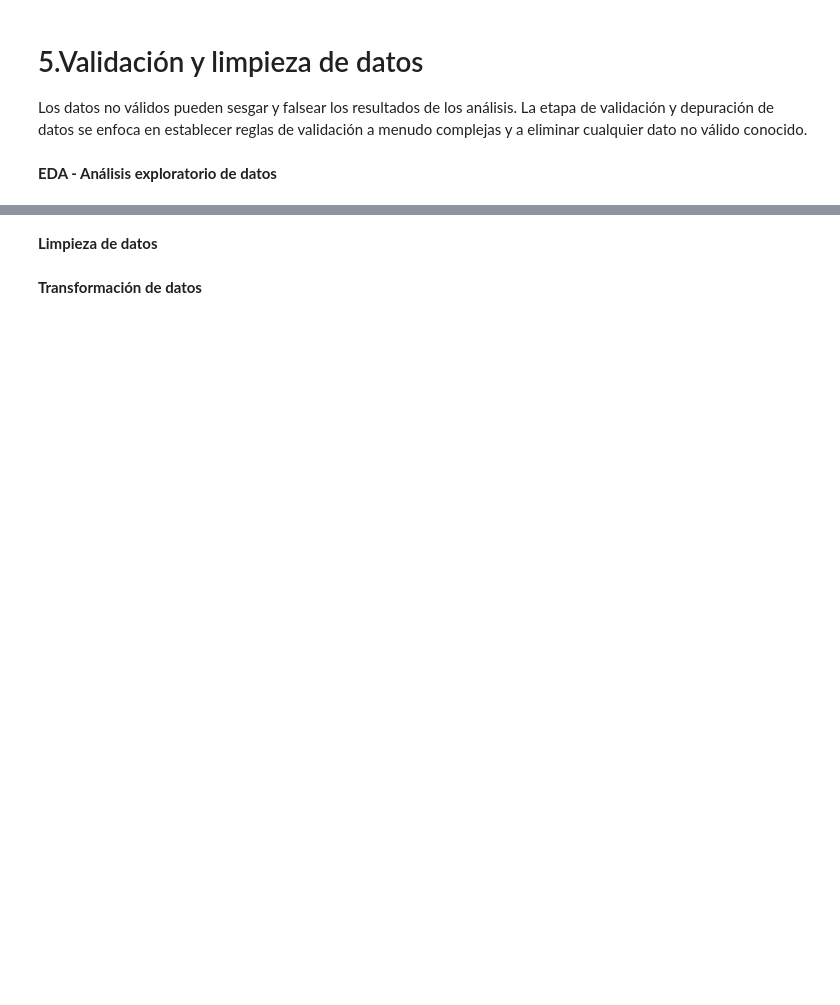
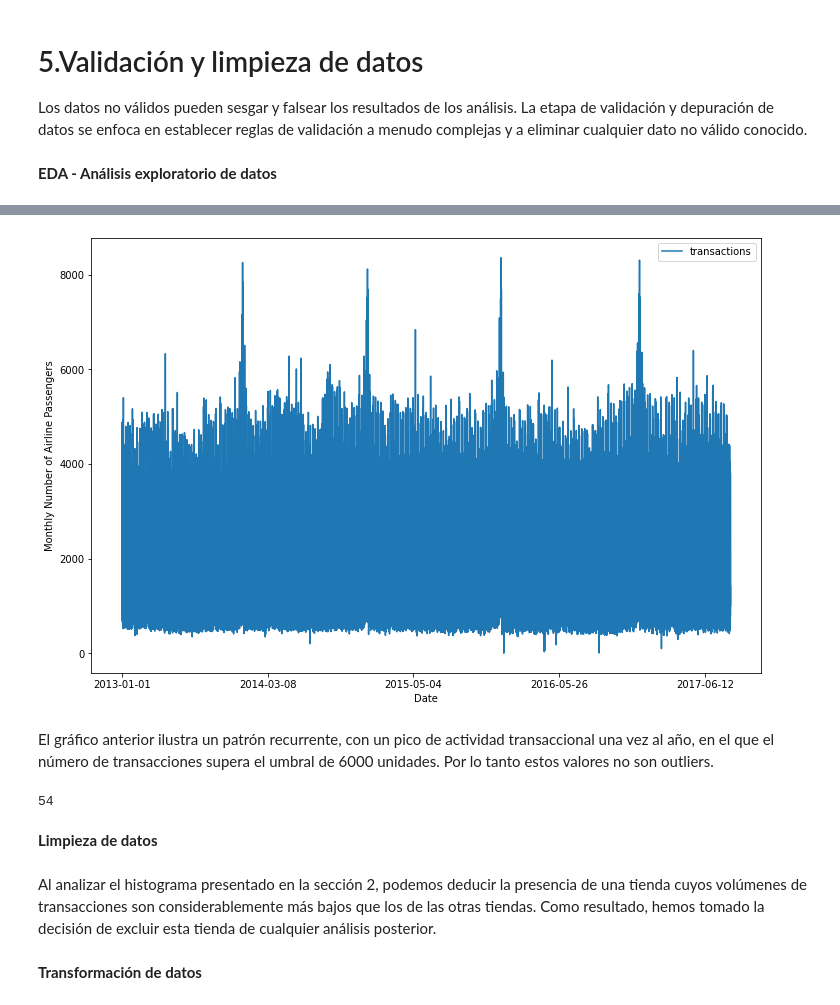
Before and after one commit to Henryxg/maestria2, a Jupyter notebook: TareaForecasting.ipynb, the cells around one changed output, grey strips where cells are left out. Cells and saved outputs as stored; diff of their text form; code cells hidden in the pictures; blank space fills up the shorter version.

```diff
--- a/TareaForecasting.ipynb
+++ b/TareaForecasting.ipynb
@@ -43,2 +140,18 @@ Los datos no válidos pueden sesgar y falsear los resultados de los análisis. L
+# %%
+ax = df[['date','transactions']].set_index('date').plot(figsize=(12, 8))
+ax.set_ylabel('Monthly Number of Airline Passengers')
+ax.set_xlabel('Date')
+
+plt.show()
+# %% [output]
+[figure, added]
+# %% [markdown]
+El gráfico anterior ilustra un patrón recurrente, con un pico de actividad transaccional una vez al año, en el que el número de transacciones supera el umbral de 6000 unidades. Por lo tanto estos valores no son outliers.
+# %%
+df["store_nbr"].value_counts().count()
+# %% [output]
+54
 # %% [markdown]
 **Limpieza de datos**
+# %% [markdown]
+Al analizar el histograma presentado en la sección 2, podemos deducir la presencia de una tienda cuyos volúmenes de transacciones son considerablemente más bajos que los de las otras tiendas. Como resultado, hemos tomado la decisión de excluir esta tienda de cualquier análisis posterior.
```
Also changed, not shown: parts of 18 cells of this notebook.
